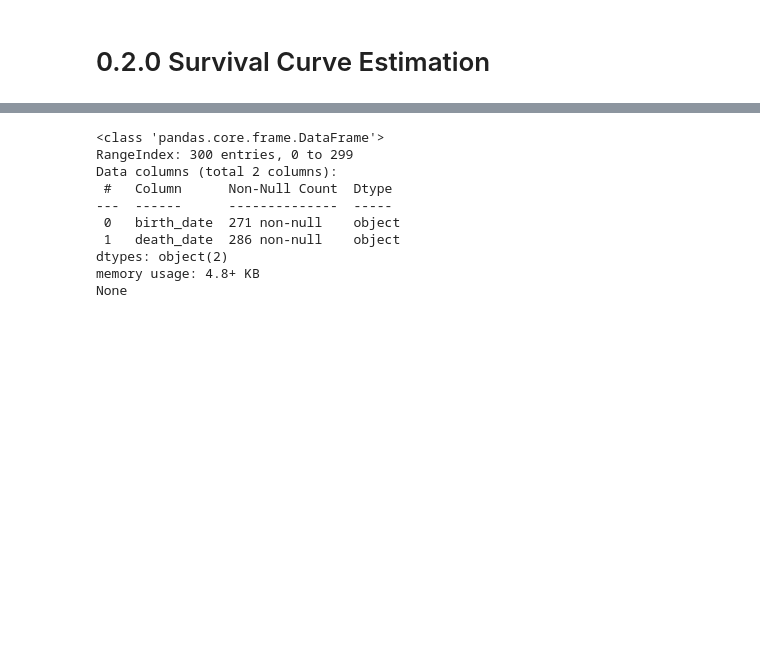
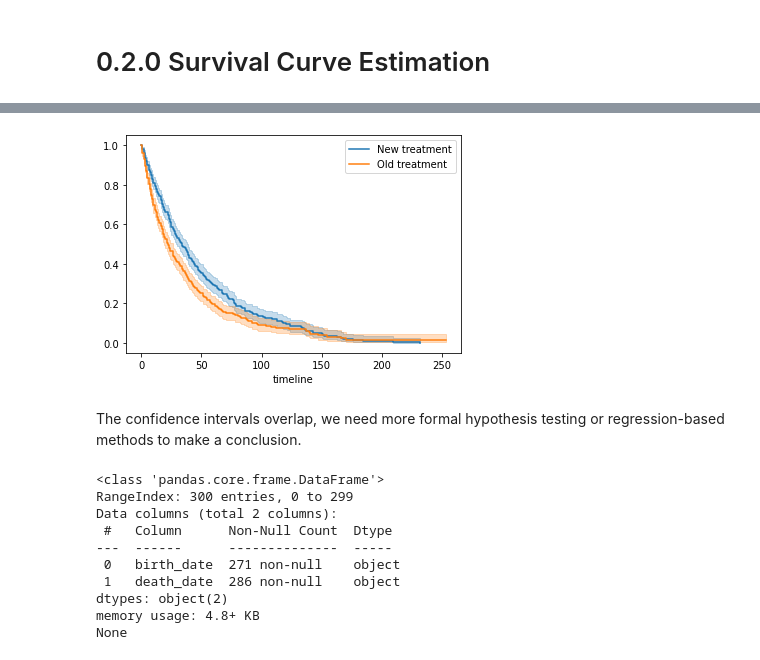
Before and after one commit to oecorrechag/survival-analysis, a Jupyter notebook: notebooks/0.2.0 Survival Curve Estimation.ipynb, the cells around one changed output, grey strips where cells are left out. Saved outputs shown, nothing was run; the diff lists cells and outputs as text; code cells hidden in the pictures; blank space fills up the shorter version.

```diff
--- a/notebooks/0.2.0 Survival Curve Estimation.ipynb
+++ b/notebooks/0.2.0 Survival Curve Estimation.ipynb
@@ -32,0 +217,4 @@ from utils.paths2 import direcciones
+# %%
+recur2 = pd.read_csv(path.data_raw_dir("recur2.csv"), sep=',')
+print(recur2.info())
+recur2.head()
@@ -33,3 +242,22 @@ from utils.paths2 import direcciones
+# %%
+ax = plt.subplot(111)
+# Mask for new treatment
+new = (recur2['treat'] == 0)
+
+# Fit to new treatment and plot survival function
+kmf.fit(recur2[new]['duration'], recur2[new]['censor'], label='New treatment')
+kmf.plot_survival_function(ax=ax)
+
+# Fit to old treatment and plot survival function
+kmf.fit(recur2[~new]['duration'], recur2[~new]['censor'],  label='Old treatment')
+kmf.plot_survival_function(ax=ax)
+
+# Display figure
+plt.show()
+# %% [output]
+[figure, added]
+# %% [markdown]
+The confidence intervals overlap, we need more formal hypothesis testing or regression-based methods to make a conclusion.
 # %%
 dolphin_df = pd.read_csv(path.data_raw_dir("dolphin_df.csv"), sep=',')
 print(dolphin_df.info())
```
Also changed, not shown: parts of 20 cells of this notebook.
